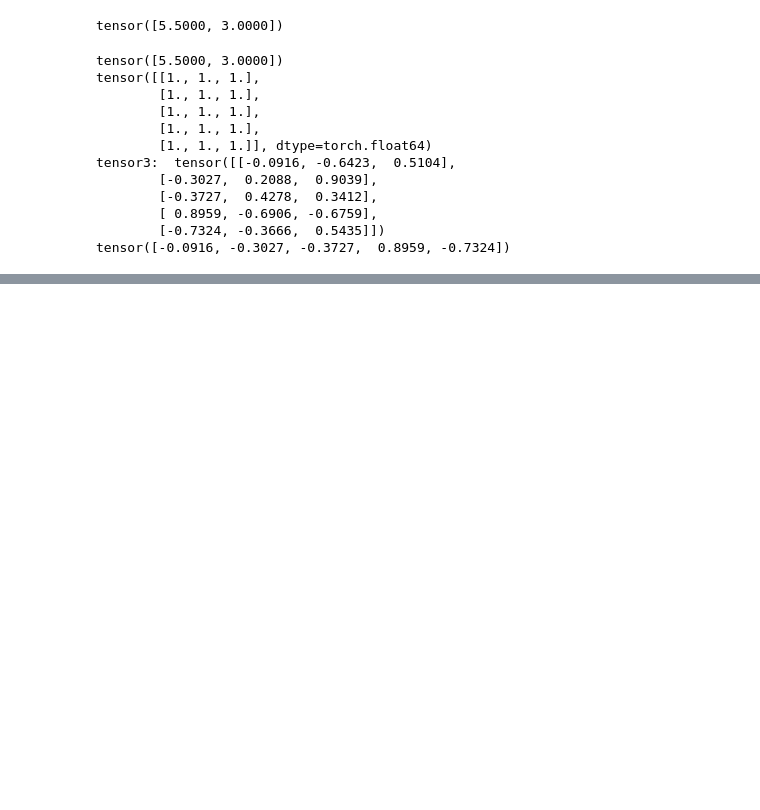
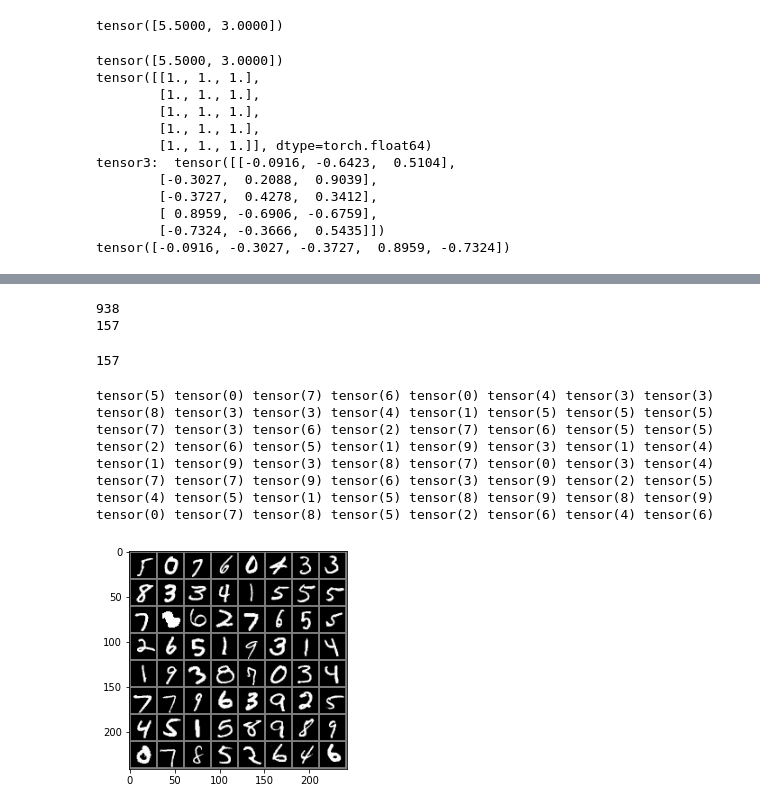
Before and after one commit to Kevin3599/Deap-learning-intro-Repository, a Jupyter notebook: Deep_learning_intro.ipynb, the cells around one changed output, grey strips where cells are left out. Saved outputs shown, nothing was run; the diff lists cells and outputs as text; code cells hidden in the pictures; blank space fills up the shorter version.

```diff
--- a/Deep_learning_intro.ipynb
+++ b/Deep_learning_intro.ipynb
@@ -59,0 +197,37 @@ tensor([-0.0916, -0.3027, -0.3727,  0.8959, -0.7324])
+# %%
+train_loader = torch.utils.data.DataLoader(train_data,batch_size=64,
+                                          shuffle=True,num_workers=2)
+test_loader = torch.utils.data.DataLoader(test_data,batch_size=64,
+                                          shuffle=True,num_workers=2)
+print(len(train_loader))
+print(len(test_loader))
+# %% [output]
+938
+157
+157
+# %%
+images, lables = next(iter(train_loader))
+img = utils.make_grid(images)
+# transpose 转置函数(x=0,y=1,z=2),新的x是原来的y轴大小，新的y是原来的z轴大小，新的z是原来的x大小
+#相当于把x=1这个一道最后面去。
+img = img.numpy().transpose(1,2,0)
+std = [0.5]
+mean = [0.5]
+img = img * std + mean
+for i in range(64):
+    print(lables[i], end=" ")
+    i += 1
+    if i%8 is 0:
+        print(end='\n')
+plt.imshow(img)
+plt.show()
+# %% [output]
+tensor(5) tensor(0) tensor(7) tensor(6) tensor(0) tensor(4) tensor(3) tensor(3)
+tensor(8) tensor(3) tensor(3) tensor(4) tensor(1) tensor(5) tensor(5) tensor(5)
+tensor(7) tensor(3) tensor(6) tensor(2) tensor(7) tensor(6) tensor(5) tensor(5)
+tensor(2) tensor(6) tensor(5) tensor(1) tensor(9) tensor(3) tensor(1) tensor(4)
+tensor(1) tensor(9) tensor(3) tensor(8) tensor(7) tensor(0) tensor(3) tensor(4)
+tensor(7) tensor(7) tensor(9) tensor(6) tensor(3) tensor(9) tensor(2) tensor(5)
+tensor(4) tensor(5) tensor(1) tensor(5) tensor(8) tensor(9) tensor(8) tensor(9)
+tensor(0) tensor(7) tensor(8) tensor(5) tensor(2) tensor(6) tensor(4) tensor(6)
+[figure, added]
```
Also changed, not shown: parts of 3 cells of this notebook.
